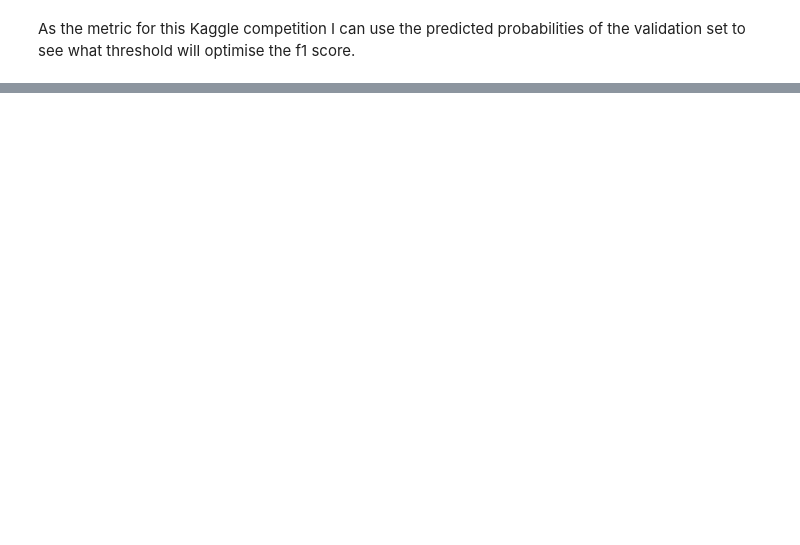
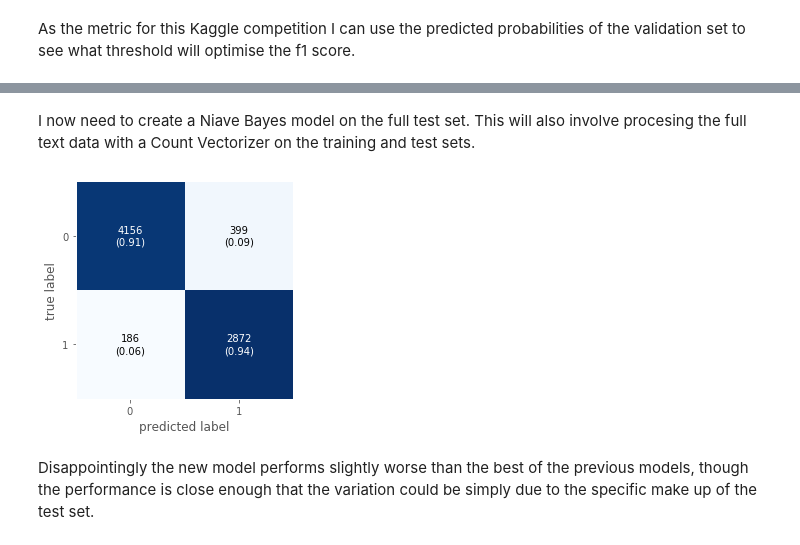
Before and after one commit to Ricksoc/Disaster-Tweets, a Jupyter notebook: Disaster-Tweet.ipynb, the cells around one changed output, grey strips where cells are left out. Cells and saved outputs as stored; diff of their text form; code cells hidden in the pictures; blank space fills up the shorter version.

```diff
--- a/Disaster-Tweet.ipynb
+++ b/Disaster-Tweet.ipynb
@@ -682,0 +706,5 @@ The learning curve showed that the current model is underfitting the available d
+# %%
+# Set up new models
+mnb2 = MultinomialNB()
+logreg2 = LogisticRegression()
+models2 = [('Naive Bayes',mnb2),('Logistic Regression',logreg2)]
@@ -682,0 +739,8 @@ The learning curve showed that the current model is underfitting the available d
+# %%
+# Perform Grid Search to find best parameters for Naive Bayes model
+parameters = {
+'alpha': np.linspace(0,1,50),
+}
+grid_search= GridSearchCV(mnb2, param_grid = parameters,verbose=1,scoring='f1')
+grid_search.fit(text_counts_valid,y_valid)
+grid_search.best_params_
@@ -682,0 +752,29 @@ The learning curve showed that the current model is underfitting the available d
+# %% [markdown]
+I now need to create a Niave Bayes model on the full test set. This will also involve procesing the full text data with a Count Vectorizer on the training and test sets.
+# %%
+model2_count_vec_text = CountVectorizer()
+model2_count_vec_keyword = CountVectorizer()
+
+# Vectorize text data
+train2_text = model2_count_vec_text.fit_transform(train_df2['cleaned_text'])
+test2_text = model2_count_vec_text.transform(test_df2['cleaned_text'])
+
+# Vectorize keyword data
+train2_keyword = model2_count_vec_keyword.fit_transform(train_df2['cleaned_keyword'])
+test2_keyword = model2_count_vec_keyword.transform(test_df2['cleaned_keyword'])
+
+# Combine text and keyword data
+train2_combined_features = hstack([train2_text,train2_keyword])
+test2_combined_features = hstack([test2_text,test2_keyword])
+# %%
+# Train model
+mnb_model2 = MultinomialNB(**grid_search.best_params_)
+mnb_model2.fit(train2_combined_features,train_df2['target'])
+
+# Look at model performance on the traning set
+train_preds = mnb_model2.predict(train2_combined_features)
+# %%
+cm = confusion_matrix(train_preds,train_df2['target'])
+_ = plot_confusion_matrix(cm, show_normed=True)
+# %% [output]
+[figure, added]
@@ -682,0 +787,2 @@ The learning curve showed that the current model is underfitting the available d
+# %% [markdown]
+Disappointingly the new model performs slightly worse than the best of the previous models, though the performance is close enough that the variation could be simply due to the specific make up of the test set.
```
Also changed, not shown: parts of 42 cells of this notebook.
